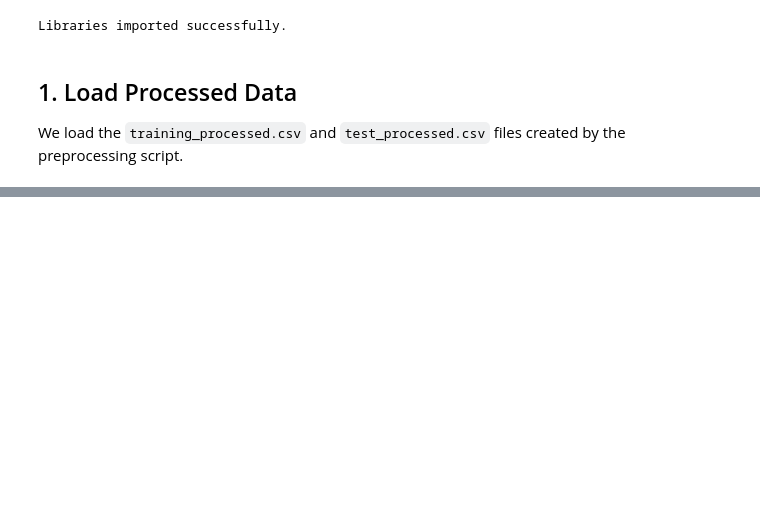
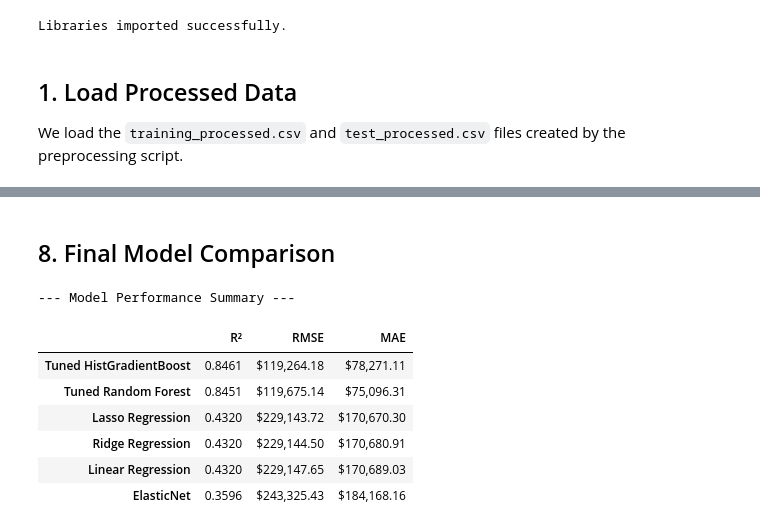
Before and after one commit to sc6354/CSE-6242-Group-Project, a Jupyter notebook: notebooks/housing_price_modeling.ipynb, the cells around one changed output, grey strips where cells are left out. Cells and saved outputs as stored; diff of their text form; code cells hidden in the pictures; blank space fills up the shorter version.

```diff
--- a/notebooks/housing_price_modeling.ipynb
+++ b/notebooks/housing_price_modeling.ipynb
@@ -138,0 +282,20 @@ A scatter plot of Actual vs. Predicted values is a great way to see how well the
+# %% [markdown]
+## 8. Final Model Comparison
+# %%
+results_df = pd.DataFrame(model_results).T.sort_values(by='R²', ascending=False)
+
+print("--- Model Performance Summary ---")
+display(results_df.style.format({
+    'R²': '{:.4f}',
+    'RMSE': '${:,.2f}',
+    'MAE': '${:,.2f}'
+}))
+# %% [output]
+--- Model Performance Summary ---
+|  | R² | RMSE | MAE |
+| Tuned HistGradientBoost | 0.8461 | $119,264.18 | $78,271.11 |
+| Tuned Random Forest | 0.8451 | $119,675.14 | $75,096.31 |
+| Lasso Regression | 0.4320 | $229,143.72 | $170,670.30 |
+| Ridge Regression | 0.4320 | $229,144.50 | $170,680.91 |
+| Linear Regression | 0.4320 | $229,147.65 | $170,689.03 |
+| ElasticNet | 0.3596 | $243,325.43 | $184,168.16 |
```
Also changed, not shown: parts of 28 cells of this notebook, 3 other files.
